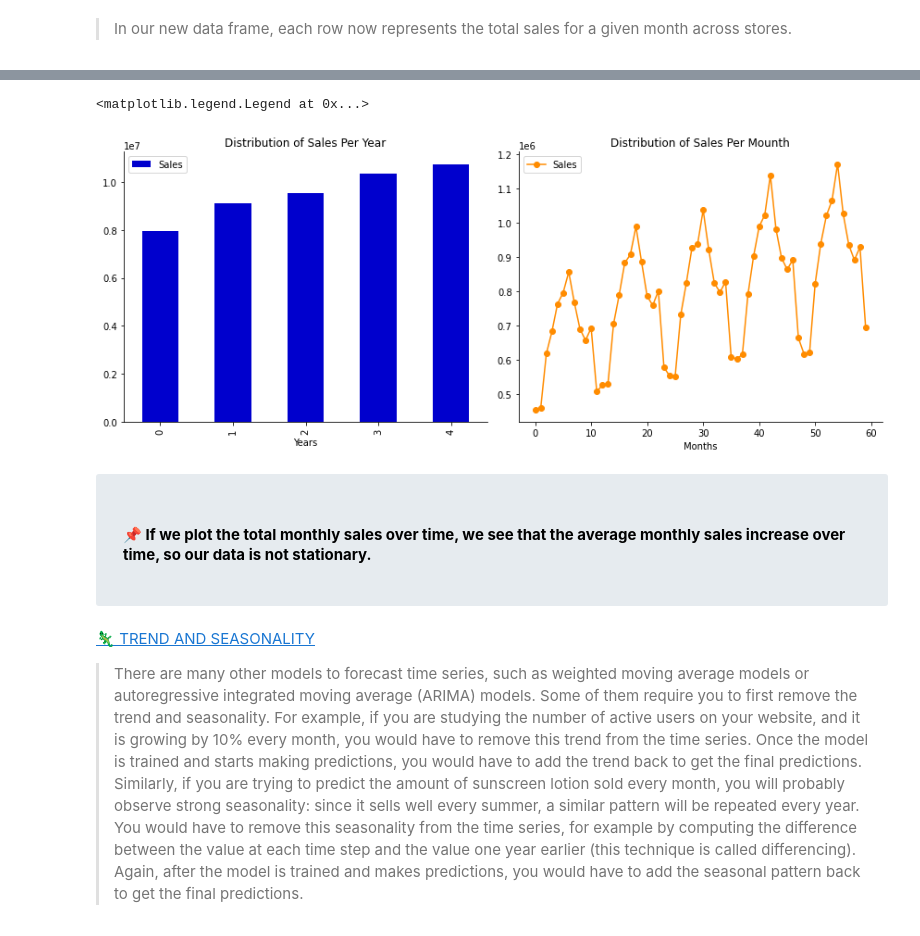
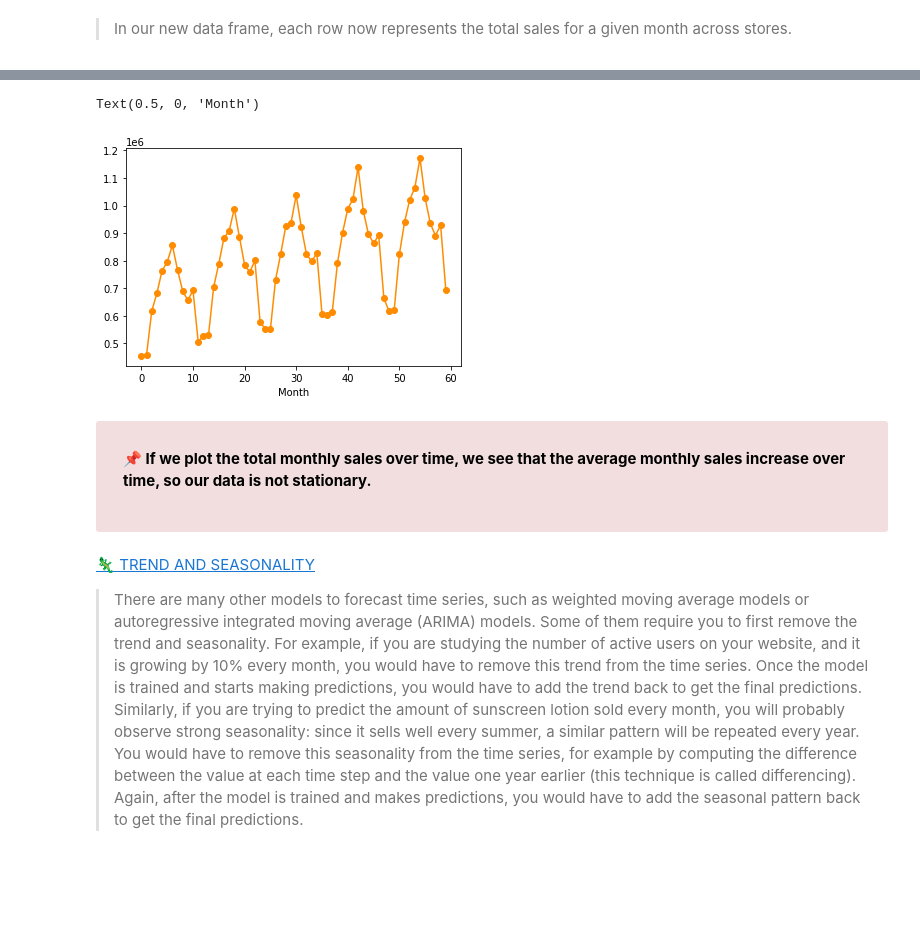
Before and after one commit to badl7/Forecasting_future_sales, a Jupyter notebook: forecasting-future-sales-using-machine-learning.ipynb, the cells around one changed output, grey strips where cells are left out. Drawn from its saved outputs; the diff is of its cells as text; code cells hidden in the pictures; blank space fills up the shorter version.

```diff
--- a/forecasting-future-sales-using-machine-learning.ipynb
+++ b/forecasting-future-sales-using-machine-learning.ipynb
@@ -131,16 +129,21 @@ df_s['sales'].plot()
 # %% [markdown]
 > Returns a dataframe where each row represents total sales for a given month. Columns include 'date' by month and 'sales'.
 # %%
-def monthlyORyears_sales(data,time=['monthly','years']):
-    data = data.copy()
-    if time == "monthly":
-        # Drop the day indicator from the date column:
-        data.date = data.date.apply(lambda x: str(x)[:-3])
-    else:
-        data.date = data.date.apply(lambda x: str(x)[:4])
+def monthly_sales(data):
+    m_data = data.copy()
 
-   # Sum sales per month:
-    data = data.groupby('date')['sales'].sum().reset_index()
-    data.date = pd.to_datetime(data.date)
+    # Drop the day indicator from the date column:
+    m_data.date = m_data.date.apply(lambda x: str(x)[:-3])
 
-    return data
+    # Sum sales per month:
+    m_data = m_data.groupby('date')['sales'].sum().reset_index()
+    m_data.date = pd.to_datetime(m_data.date)
+
+    filepath = Path('../data/monthly_data.csv')
+    filepath.parent.mkdir(parents=True, exist_ok=True)
+    m_data.to_csv('../data/monthly_data.csv')
+
+    return m_data
+
+m_df = monthly_sales(df_s)
+m_df.head(10)
@@ -147,6 +161,0 @@ def monthlyORyears_sales(data,time=['monthly','years']):
-# %%
-m_df = monthlyORyears_sales(df_s,"monthly")
-
-filepath = Path('../data/monthly_data.csv')
-filepath.parent.mkdir(parents=True, exist_ok=True)
-m_df.to_csv('../data/monthly_data.csv')
@@ -179,28 +164,14 @@ y_df
-# %%
-layout = (1, 2)
-
-raw = plt.subplot2grid(layout, (0 ,0))
-law = plt.subplot2grid(layout, (0 ,1))
-
-years = y_df['sales'].plot(kind = "bar",color = 'mediumblue', label="Sales",ax=raw, figsize=(12,5))
-months = m_df['sales'].plot(marker = 'o',color = 'darkorange', label="Sales", ax=law)
-
-years.set(xlabel = "Years",title = "Distribution of Sales Per Year")
-months.set(xlabel = "Months", title = "Distribution of Sales Per Mounth")
-
-sns.despine()
-plt.tight_layout()
-
-years.legend()
-months.legend()
-# %% [output]
-<matplotlib.legend.Legend at 0x...>
-[figure, removed]
+# %%
+m_df['sales'].plot(marker = 'o',color = 'darkorange')
+plt.xlabel("Month")
+# %% [output]
+Text(0.5, 0, 'Month')
+[figure, added]
 # %% [markdown]
-<div class="alert alert-block alert-danger" style ="background-color : #e6ebef;">
-    <h4 style="padding: 15px;
-              color:black;"><strong>📌 If we plot the total monthly sales over time, we see that the average monthly sales increase over time, so our data is not stationary.</strong>
-    </h4>
+<div class="alert alert-block alert-danger">
+    <p  style="padding: 15px;
+              color:black;"><strong> 📌 If we plot the total monthly sales over time, we see that the average monthly sales increase over time, so our data is not stationary.</strong
+    </p>
 </div>
 # %% [markdown]
 [🦎 TREND AND SEASONALITY](https://www.amazon.com/Hands-Machine-Learning-Scikit-Learn-TensorFlow/dp/1492032646)
```
Also changed, not shown: parts of 21 cells of this notebook.
